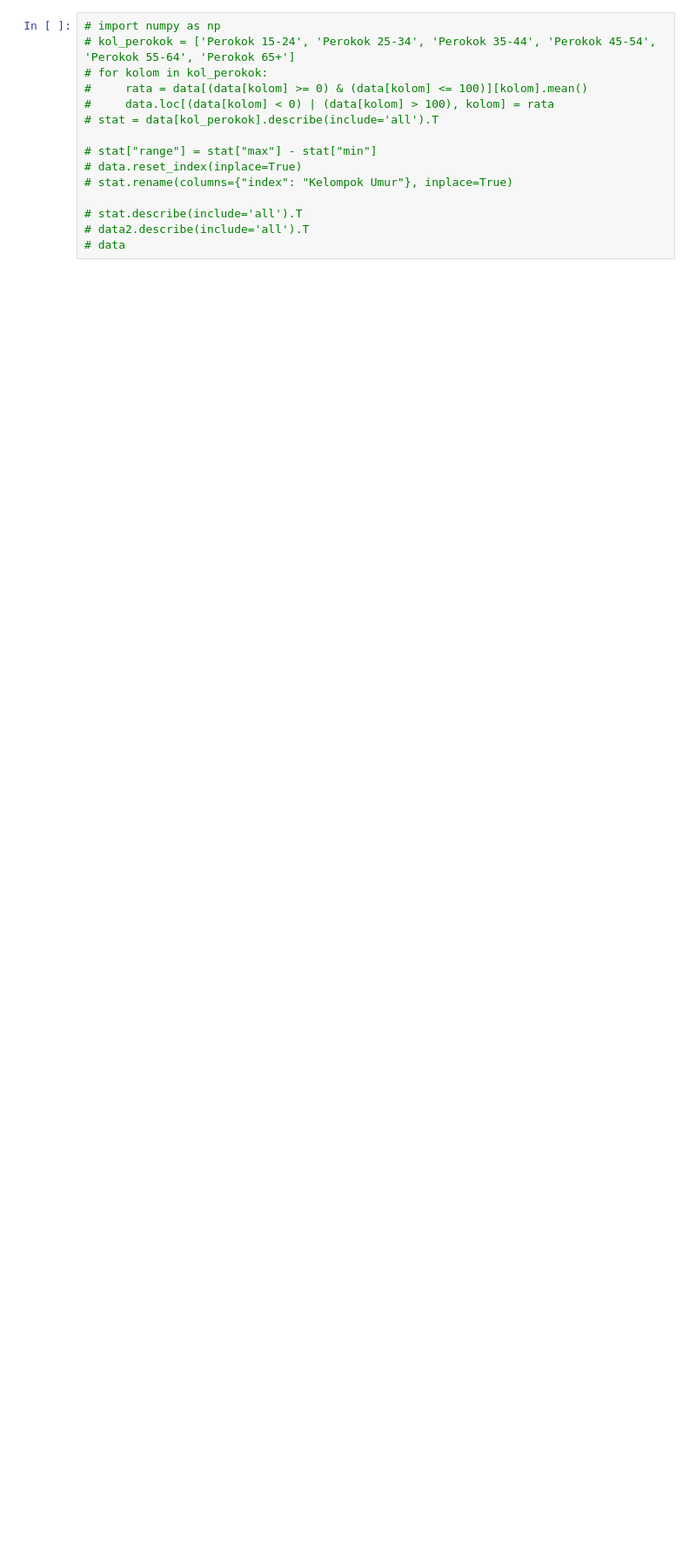
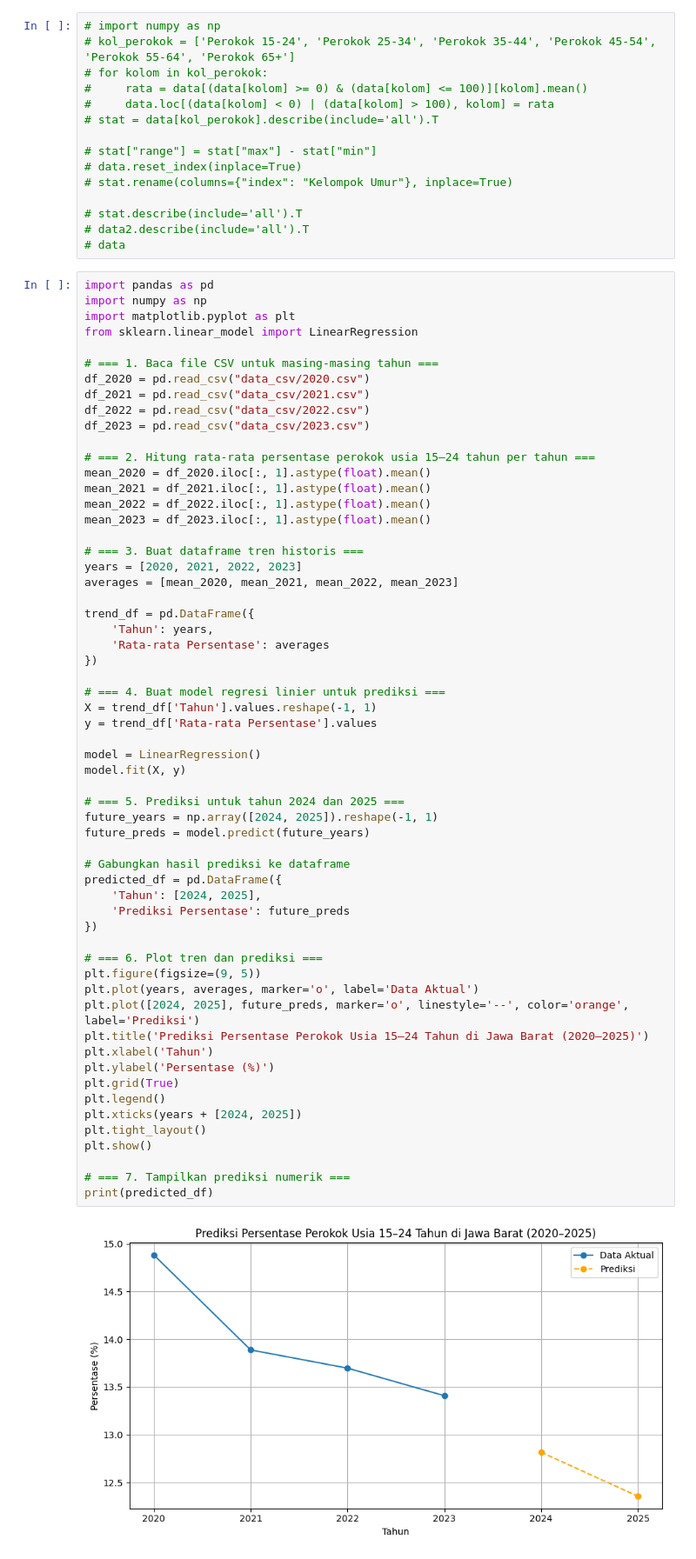
Before and after one commit to FlameMeta/DataScience_Python, a Jupyter notebook: analize.ipynb, the cells around one changed output. Shown: that part at 87% size. Saved outputs shown, nothing was run; the diff lists cells and outputs as text; blank space fills up the shorter version.

Commit message:
penambahan hipotesa graph hipotesa

```diff
--- a/analize.ipynb
+++ b/analize.ipynb
@@ -102,3 +134,64 @@ plt.show()
 # stat.describe(include='all').T
 # data2.describe(include='all').T
 # data
+# %%
+import pandas as pd
+import numpy as np
+import matplotlib.pyplot as plt
+from sklearn.linear_model import LinearRegression
+
+# === 1. Baca file CSV untuk masing-masing tahun ===
+df_2020 = pd.read_csv("data_csv/2020.csv")
+df_2021 = pd.read_csv("data_csv/2021.csv")
+df_2022 = pd.read_csv("data_csv/2022.csv")
+df_2023 = pd.read_csv("data_csv/2023.csv")
+
+# === 2. Hitung rata-rata persentase perokok usia 15–24 tahun per tahun ===
+mean_2020 = df_2020.iloc[:, 1].astype(float).mean()
+mean_2021 = df_2021.iloc[:, 1].astype(float).mean()
+mean_2022 = df_2022.iloc[:, 1].astype(float).mean()
+mean_2023 = df_2023.iloc[:, 1].astype(float).mean()
+
+# === 3. Buat dataframe tren historis ===
+years = [2020, 2021, 2022, 2023]
+averages = [mean_2020, mean_2021, mean_2022, mean_2023]
+
+trend_df = pd.DataFrame({
+    'Tahun': years,
+    'Rata-rata Persentase': averages
+})
+
+# === 4. Buat model regresi linier untuk prediksi ===
+X = trend_df['Tahun'].values.reshape(-1, 1)
+y = trend_df['Rata-rata Persentase'].values
+
+model = LinearRegression()
+model.fit(X, y)
+
+# === 5. Prediksi untuk tahun 2024 dan 2025 ===
+future_years = np.array([2024, 2025]).reshape(-1, 1)
+future_preds = model.predict(future_years)
+
+# Gabungkan hasil prediksi ke dataframe
+predicted_df = pd.DataFrame({
+    'Tahun': [2024, 2025],
+    'Prediksi Persentase': future_preds
+})
+
+# === 6. Plot tren dan prediksi ===
+plt.figure(figsize=(9, 5))
+plt.plot(years, averages, marker='o', label='Data Aktual')
+plt.plot([2024, 2025], future_preds, marker='o', linestyle='--', color='orange', label='Prediksi')
+plt.title('Prediksi Persentase Perokok Usia 15–24 Tahun di Jawa Barat (2020–2025)')
+plt.xlabel('Tahun')
+plt.ylabel('Persentase (%)')
+plt.grid(True)
+plt.legend()
+plt.xticks(years + [2024, 2025])
+plt.tight_layout()
+plt.show()
+
+# === 7. Tampilkan prediksi numerik ===
+print(predicted_df)
+# %% [output]
+[figure, added]
```
Also changed, not shown: parts of 7 cells of this notebook.
